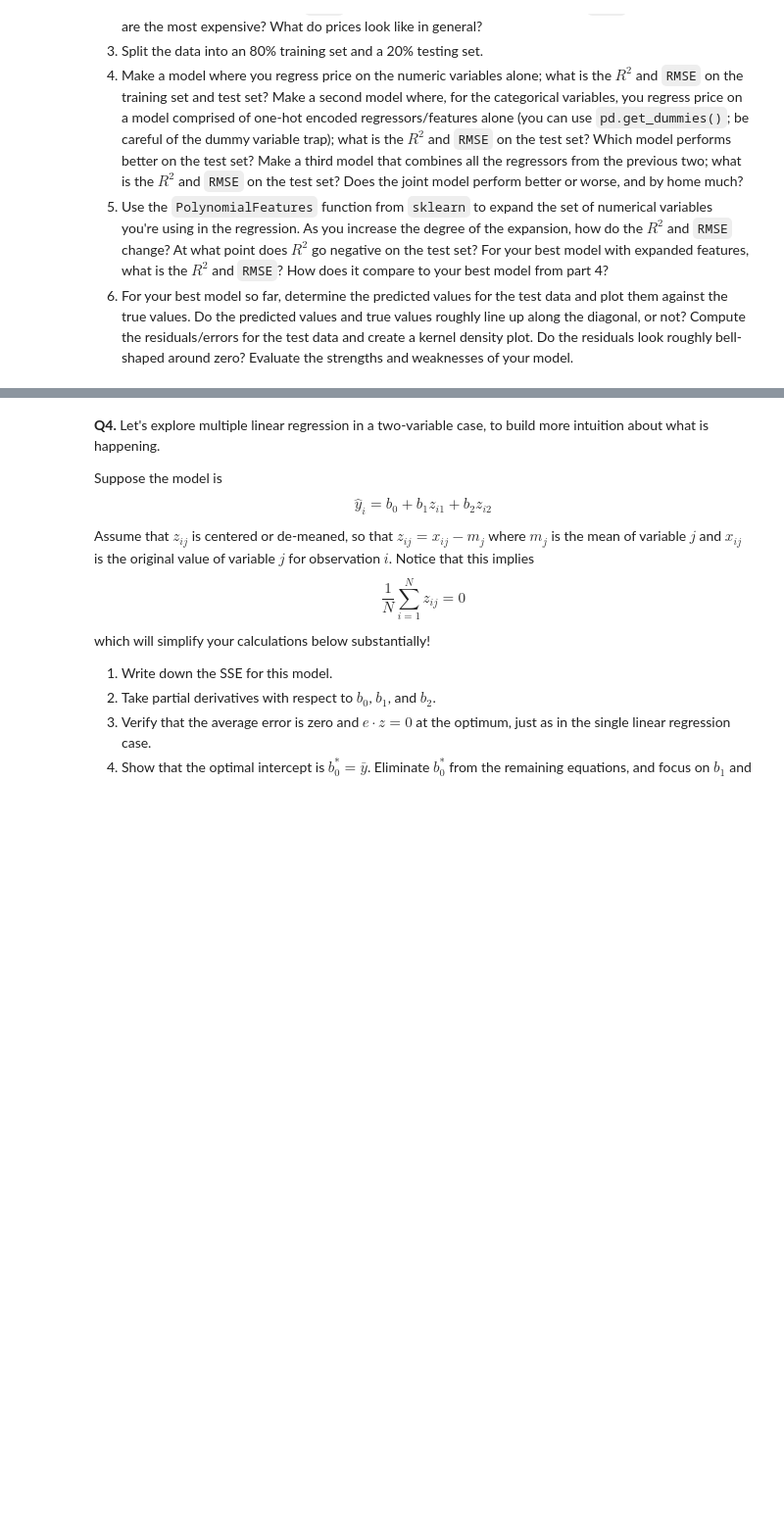
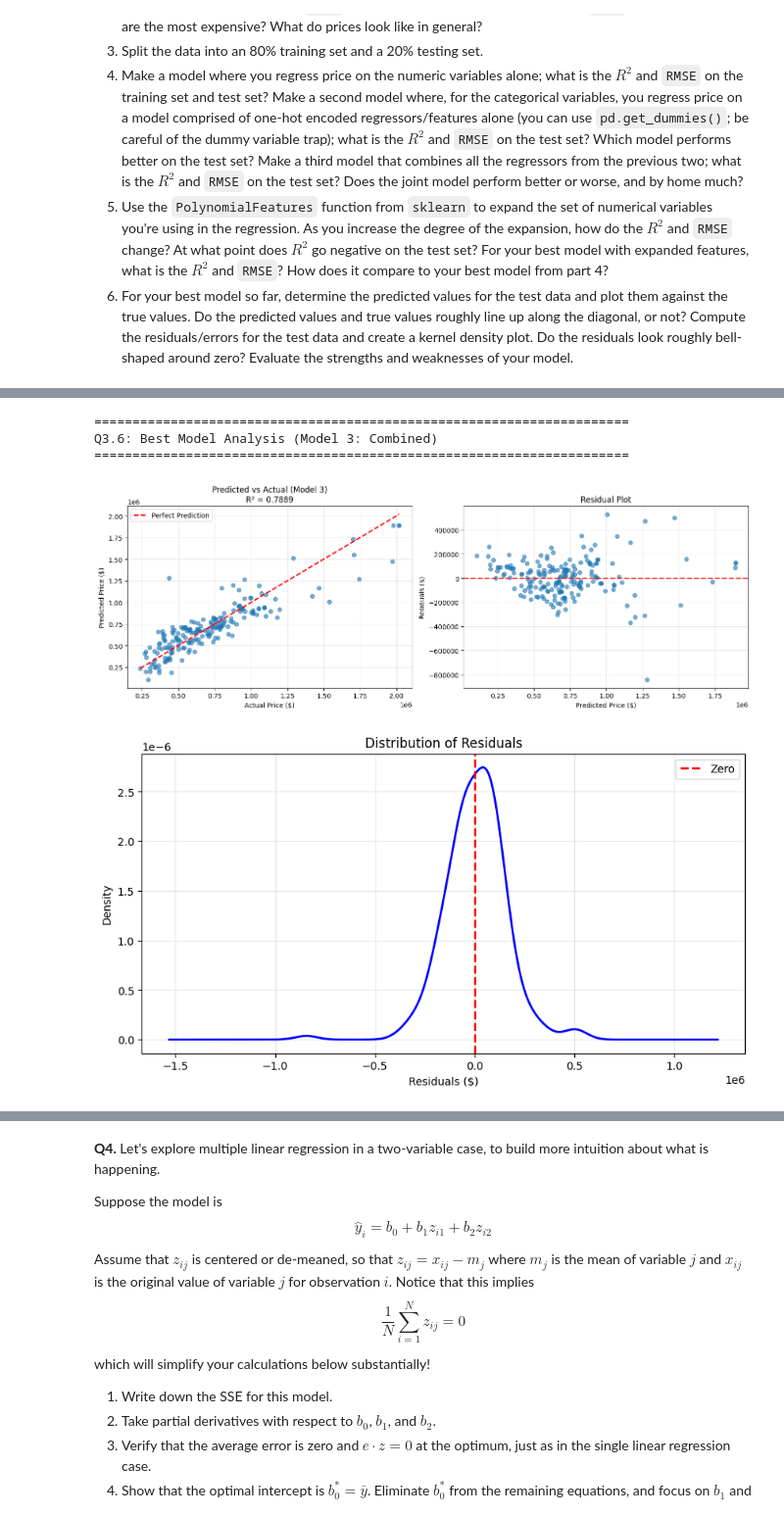
Before and after one commit to aaronmpark/linear_models, a Jupyter notebook: assignment/assignment.ipynb, the cells around one changed output, grey strips where cells are left out. Shown at 98% size. Cells and saved outputs as stored; diff of their text form; code cells hidden in the pictures; blank space fills up the shorter version.

```diff
--- a/assignment/assignment.ipynb
+++ b/assignment/assignment.ipynb
@@ -346,3 +346,8 @@ This means that the correlation between Review Scores Rating and Property Type i
   4. Make a model where you regress price on the numeric variables alone; what is the $R^2$ and `RMSE` on the training set and test set? Make a second model where, for the categorical variables, you regress price on a model comprised of one-hot encoded regressors/features alone (you can use `pd.get_dummies()`; be careful of the dummy variable trap); what is the $R^2$ and `RMSE` on the test set? Which model performs better on the test set? Make a third model that combines all the regressors from the previous two; what is the $R^2$ and `RMSE` on the test set? Does the joint model perform better or worse, and by home much?
   5. Use the `PolynomialFeatures` function from `sklearn` to expand the set of numerical variables you're using in the regression. As you increase the degree of the expansion, how do the $R^2$ and `RMSE` change? At what point does $R^2$ go negative on the test set? For your best model with expanded features, what is the $R^2$ and `RMSE`? How does it compare to your best model from part 4?
   6. For your best model so far, determine the predicted values for the test data and plot them against the true values. Do the predicted values and true values roughly line up along the diagonal, or not? Compute the residuals/errors for the test data and create a kernel density plot. Do the residuals look roughly bell-shaped around zero? Evaluate the strengths and weaknesses of your model.
+# %%
+# Q3 - Car Prices Case Study
+
+# Load the data
+df_cars = pd.read_csv('./data/cars_hw.csv')
@@ -348,0 +444,7 @@ This means that the correlation between Review Scores Rating and Property Type i
+# %%
+# Q3
+
+X_train_all, X_test_all, y_train_all, y_test_all = train_test_split(df_cars, df_cars['Price'], test_size=0.2, random_state=42)
+
+print(f"Training set size: {len(X_train_all)}")
+print(f"Test set size: {len(X_test_all)}")
@@ -348,0 +661,64 @@ This means that the correlation between Review Scores Rating and Property Type i
+# %%
+# Q3.6 - Best Model Analysis
+
+print("\n" + "=" * 70)
+print("Q3.6: Best Model Analysis (Model 3: Combined)")
+print("=" * 70)
+
+# Use Model 3 (Combined) as the best model
+fig, axes = plt.subplots(1, 2, figsize=(14, 5))
+
+# Plot 1: Predicted vs Actual
+axes[0].scatter(y_test_combined, y_pred_combined_test, alpha=0.6)
+axes[0].plot([y_test_combined.min(), y_test_combined.max()],
+             [y_test_combined.min(), y_test_combined.max()],
+             'r--', lw=2, label='Perfect Prediction')
+axes[0].set_xlabel('Actual Price ($)')
+axes[0].set_ylabel('Predicted Price ($)')
+axes[0].set_title(f'Predicted vs Actual (Model 3)\nR² = {r2_combined_test:.4f}')
+axes[0].legend()
+axes[0].grid(True, alpha=0.3)
+
+# Plot 2: Residuals
+residuals = y_test_combined - y_pred_combined_test
+axes[1].scatter(y_pred_combined_test, residuals, alpha=0.6)
+axes[1].axhline(y=0, color='r', linestyle='--', lw=2)
+axes[1].set_xlabel('Predicted Price ($)')
+axes[1].set_ylabel('Residuals ($)')
+axes[1].set_title('Residual Plot')
+axes[1].grid(True, alpha=0.3)
+
+plt.tight_layout()
+plt.show()
+
+# Residual distribution
+fig, ax = plt.subplots(figsize=(10, 5))
+pd.Series(residuals).plot.density(ax=ax, linewidth=2, color='blue')
+ax.set_xlabel('Residuals ($)')
+ax.set_ylabel('Density')
+ax.set_title('Distribution of Residuals')
+ax.axvline(x=0, color='r', linestyle='--', lw=2, label='Zero')
+ax.grid(True, alpha=0.3)
+ax.legend()
+plt.show()
+
+print("\nModel Strengths:")
+print(f"  - High R² on test set: {r2_combined_test:.4f}")
+print(f"  - Reasonable RMSE: ${rmse_combined_test:.2f}")
+print(f"  - Predictions roughly align with actual values along diagonal")
+
+print("\nModel Weaknesses:")
+print(f"  - Some scatter around the diagonal in predictions")
+print(f"  - Residuals show slight pattern (not perfectly random)")
+if residuals.mean() > 10000:
+    print(f"  - Mean residual is non-zero: ${residuals.mean():.2f} (model slightly biased)")
+else:
+    print(f"  - Mean residual is close to zero: ${residuals.mean():.2f}")
+
+print(f"\nOverall: Model 3 (Combined Numeric + Categorical) is the best model with R² = {r2_combined_test:.4f}")
+# %% [output]
+======================================================================
+Q3.6: Best Model Analysis (Model 3: Combined)
+======================================================================
+[figure, added]
+[figure, added]
```
Also changed, not shown: parts of 6 cells of this notebook.
